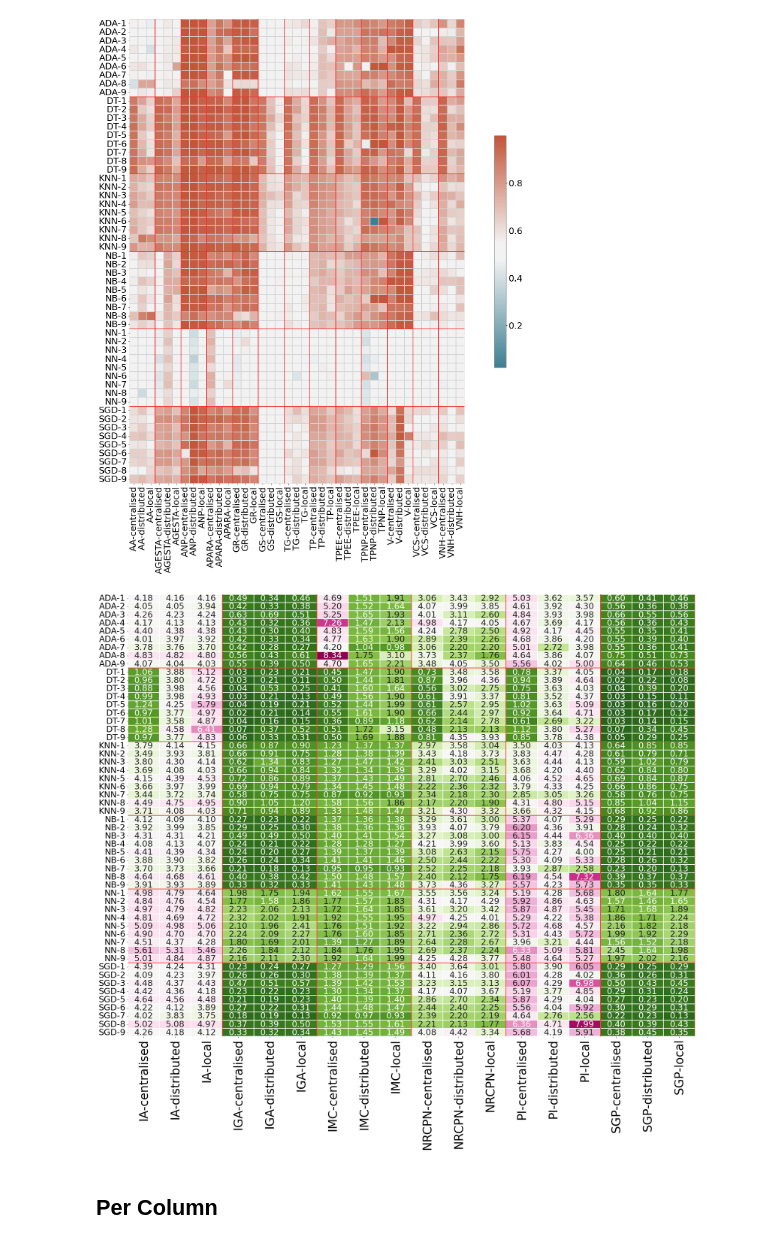
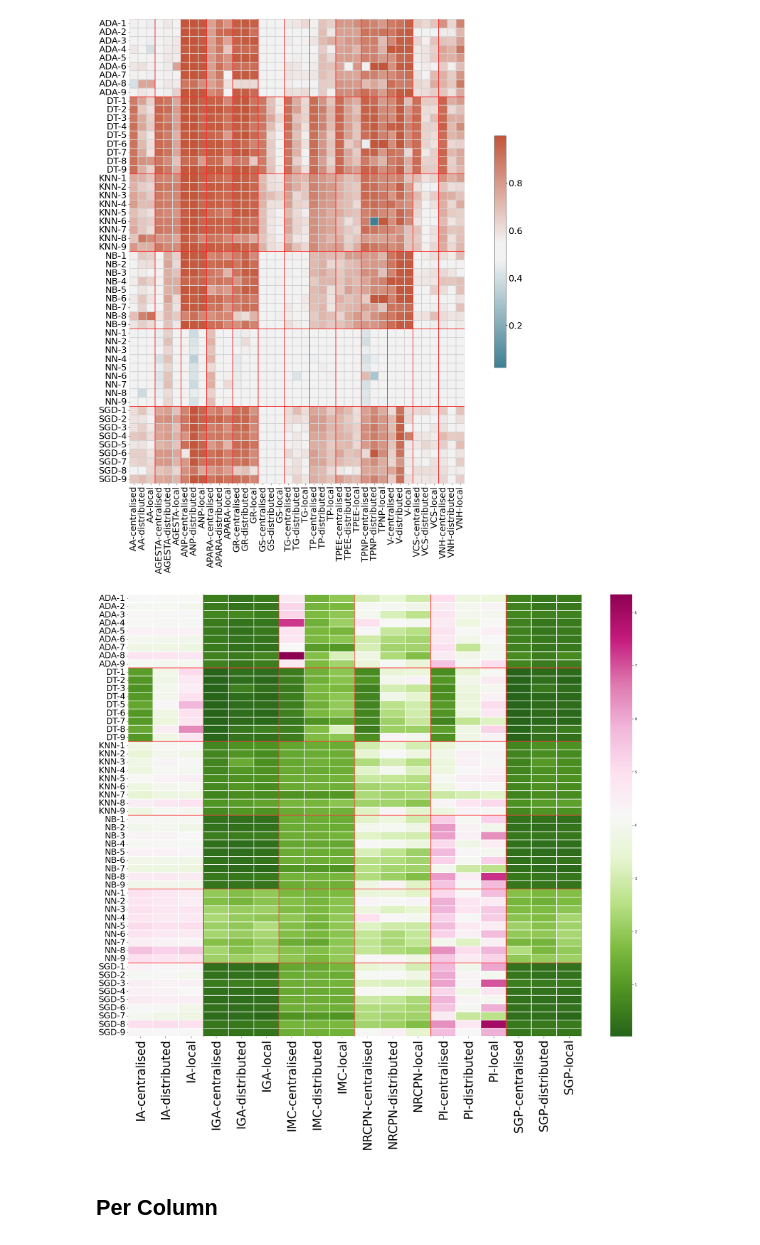
Before and after one commit to joofio/Evaluating-distributed-learning-algorithms-on-real-world-healthcare-data, a Jupyter notebook: Data Viz.ipynb, the cells around one changed output. Drawn from its saved outputs; the diff is of its cells as text; code cells hidden in the pictures.

```diff
--- a/Data Viz.ipynb
+++ b/Data Viz.ipynb
@@ -218,39 +218,39 @@ crosstab2 = pd.crosstab(index=[cross_df2['method'],cross_df2['silo']],
 # %%
 fig, ax = plt.subplots(figsize=(30, 24))
 sns.heatmap(crosstab2,
-            annot = True,
-            #cbar = True,
-            cbar=False,
+           # annot = True,
+            cbar = True,
+            #cbar=False,
 
           #  cmap = sns.color_palette("Reds", 8),
             #cmap="YlGnBu",
             annot_kws={"size":25},
             cmap="PiYG_r",
             linewidths=0.1,fmt=".2f",
             ax = ax)
 # Rotate tick marks for visibility
 plt.yticks(rotation=0)
 plt.xticks(rotation=90)
 plt.tick_params(axis='both', which='major', labelsize=25)
 plt.tick_params(axis='x', which='major', labelsize=35)
 
 ax.hlines([9, 18, 27,36,45],color="red", *ax.get_xlim())
 ax.vlines([3, 6, 9,12,15,18,21,24,27,30,33,36,],color="red", *ax.get_ylim())
 
 
 x_axis = ax.xaxis
 x_axis.label.set_visible(False)
 
 y_axis = ax.yaxis
 y_axis.label.set_visible(False)
 
 
 plt.savefig('Vizs/heatmap-reg.png',bbox_inches='tight')
 
 #Show the plot
 plt.show()
 # %% [output]
-[figure, old version]
+[figure, new version]
 # %% [markdown]
 ## Per Column
 # %%
```
Also changed, not shown: parts of 1 cell of this notebook, 1 other file.
